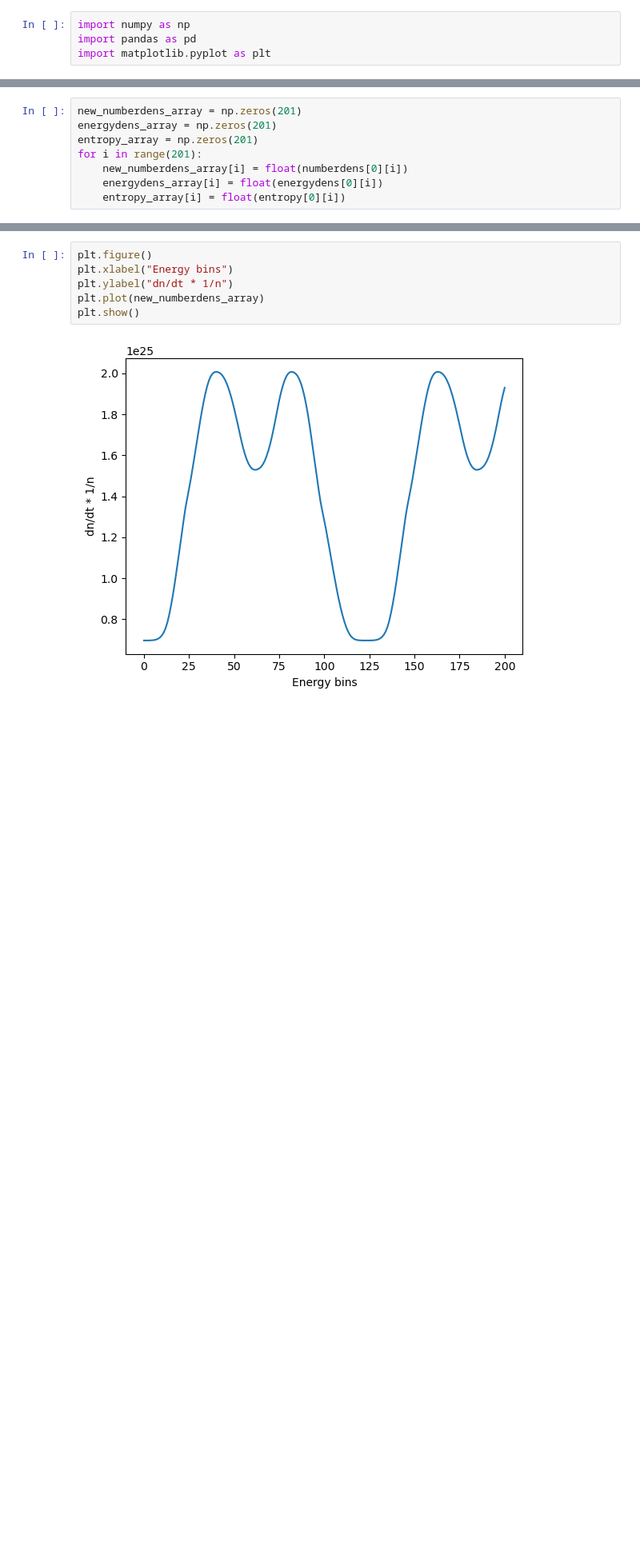
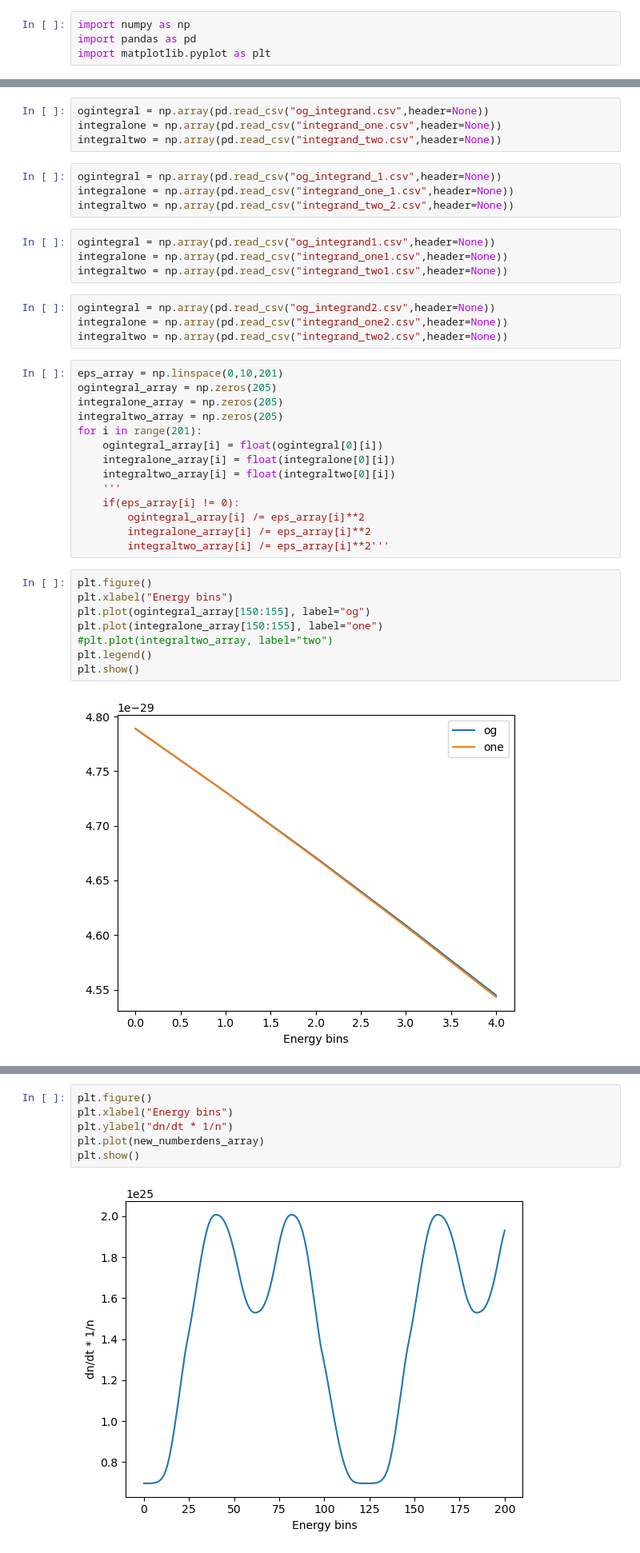
Before and after one commit to nuLABatUSD/QKESolveCPP, a Jupyter notebook: number_density_post.ipynb, the cells around one changed output, grey strips where cells are left out. Shown at 80% size. Drawn from its saved outputs; the diff is of its cells as text; blank space fills up the shorter version.

```diff
--- a/number_density_post.ipynb
+++ b/number_density_post.ipynb
@@ -9,8 +5,40 @@ entropy = np.array(pd.read_csv("T=2_not_equilibrium_entropy.csv",header=None))
+# %%
+ogintegral = np.array(pd.read_csv("og_integrand.csv",header=None))
+integralone = np.array(pd.read_csv("integrand_one.csv",header=None))
+integraltwo = np.array(pd.read_csv("integrand_two.csv",header=None))
+# %%
+ogintegral = np.array(pd.read_csv("og_integrand_1.csv",header=None))
+integralone = np.array(pd.read_csv("integrand_one_1.csv",header=None))
+integraltwo = np.array(pd.read_csv("integrand_two_2.csv",header=None))
+# %%
+ogintegral = np.array(pd.read_csv("og_integrand1.csv",header=None))
+integralone = np.array(pd.read_csv("integrand_one1.csv",header=None))
+integraltwo = np.array(pd.read_csv("integrand_two1.csv",header=None))
+# %%
+ogintegral = np.array(pd.read_csv("og_integrand2.csv",header=None))
+integralone = np.array(pd.read_csv("integrand_one2.csv",header=None))
+integraltwo = np.array(pd.read_csv("integrand_two2.csv",header=None))
 # %%
-new_numberdens_array = np.zeros(201)
-energydens_array = np.zeros(201)
-entropy_array = np.zeros(201)
+eps_array = np.linspace(0,10,201)
+ogintegral_array = np.zeros(205)
+integralone_array = np.zeros(205)
+integraltwo_array = np.zeros(205)
 for i in range(201):
-    new_numberdens_array[i] = float(numberdens[0][i])
-    energydens_array[i] = float(energydens[0][i])
-    entropy_array[i] = float(entropy[0][i])
+    ogintegral_array[i] = float(ogintegral[0][i])
+    integralone_array[i] = float(integralone[0][i])
+    integraltwo_array[i] = float(integraltwo[0][i])
+    '''
+    if(eps_array[i] != 0):
+        ogintegral_array[i] /= eps_array[i]**2
+        integralone_array[i] /= eps_array[i]**2
+        integraltwo_array[i] /= eps_array[i]**2'''
+# %%
+plt.figure()
+plt.xlabel("Energy bins")
+plt.plot(ogintegral_array[150:155], label="og")
+plt.plot(integralone_array[150:155], label="one")
+#plt.plot(integraltwo_array, label="two")
+plt.legend()
+plt.show()
+# %% [output]
+[figure, added]
```
Also changed, not shown: parts of 5 cells of this notebook, 7 other files.
